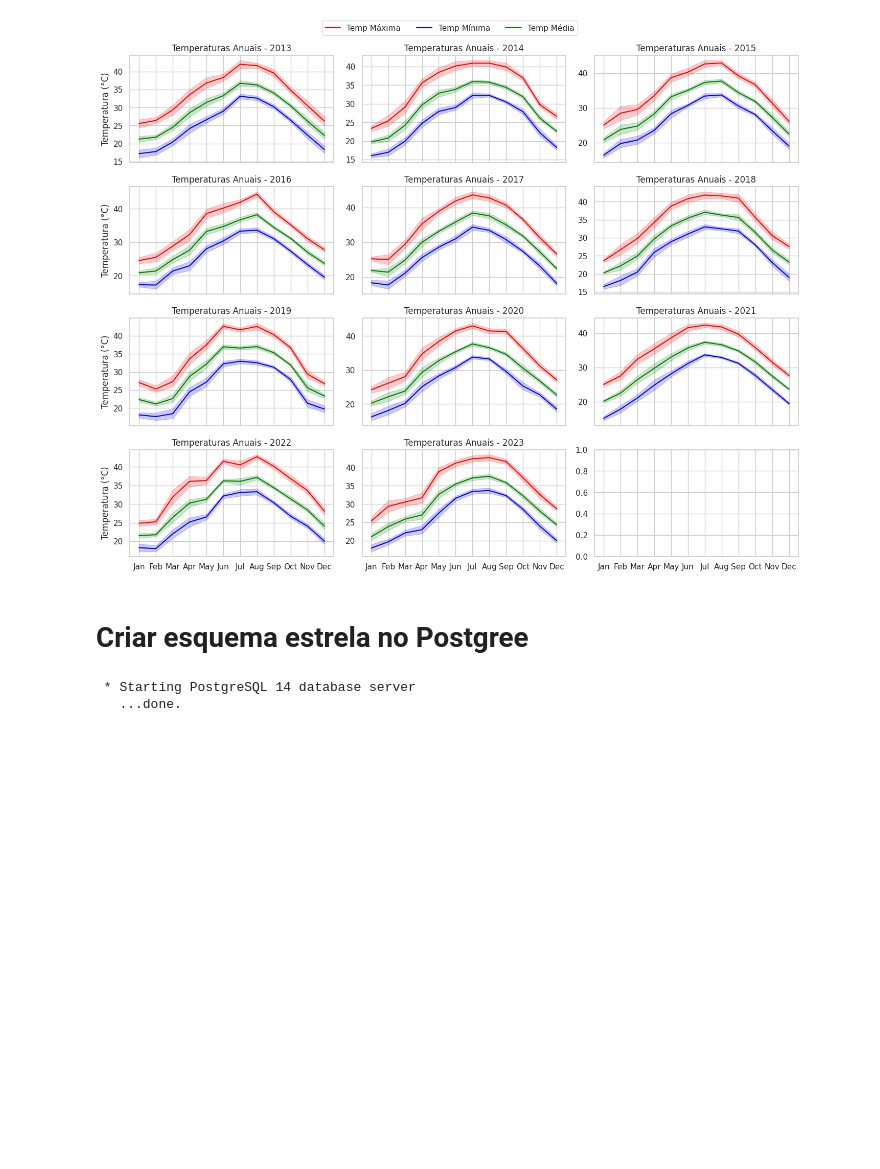
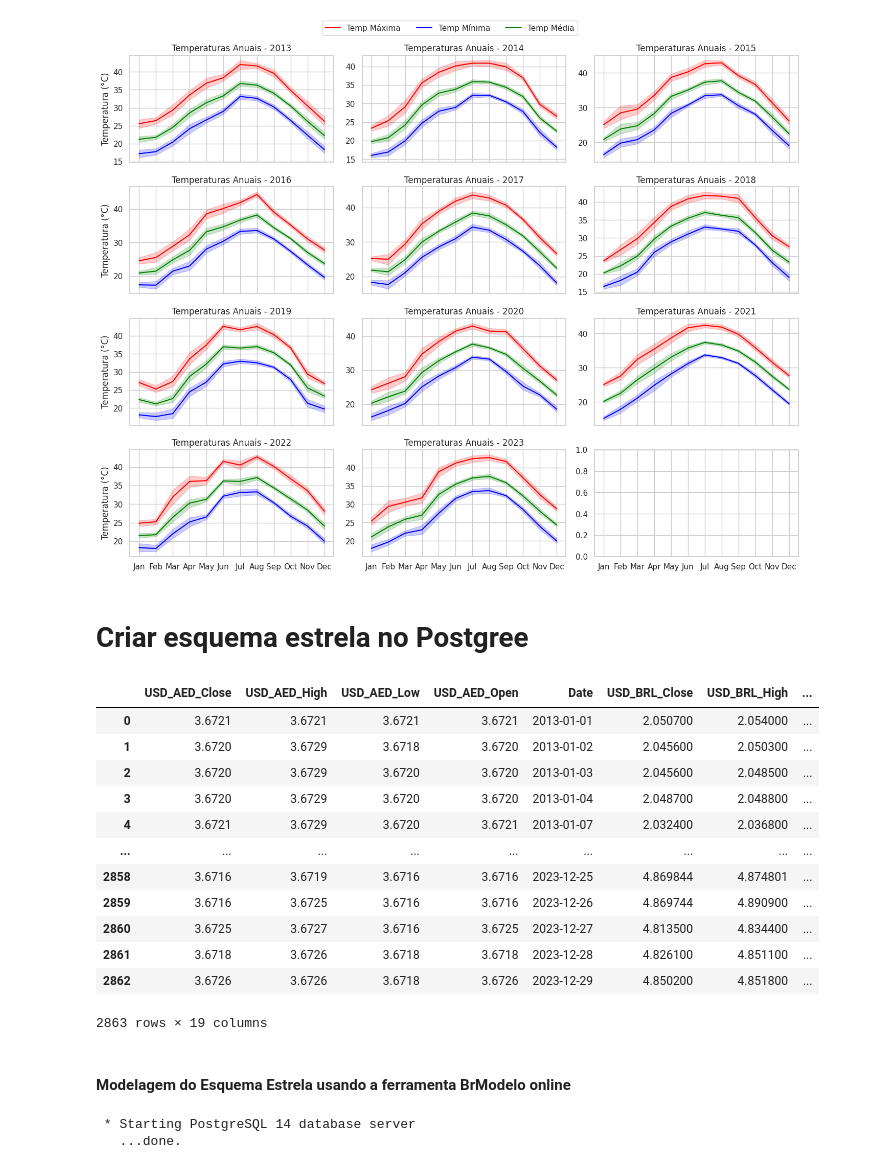
Before and after one commit to CarolBw/Projeto-MVP-Engenharia-de-Dados-PUC-RJ, a Jupyter notebook: Projeto_MVP_Engenharia_de_Dados.ipynb, the cells around one changed output. Drawn from its saved outputs; the diff is of its cells as text; code cells hidden in the pictures; blank space fills up the shorter version.

```diff
--- a/Projeto_MVP_Engenharia_de_Dados.ipynb
+++ b/Projeto_MVP_Engenharia_de_Dados.ipynb
@@ -880,6 +879,24 @@ visualizar_graficos_linha(df)
 [figure]
 # %% [markdown]
 # Criar esquema estrela no Postgree
+# %%
+df
+# %% [output]
+|  | USD_AED_Close | USD_AED_High | USD_AED_Low | USD_AED_Open | Date | USD_BRL_Close | USD_BRL_High | ... |
+| 0 | 3.6721 | 3.6721 | 3.6721 | 3.6721 | 2013-01-01 | 2.050700 | 2.054000 | ... |
+| 1 | 3.6720 | 3.6729 | 3.6718 | 3.6720 | 2013-01-02 | 2.045600 | 2.050300 | ... |
+| 2 | 3.6720 | 3.6729 | 3.6720 | 3.6720 | 2013-01-03 | 2.045600 | 2.048500 | ... |
+| 3 | 3.6720 | 3.6729 | 3.6720 | 3.6720 | 2013-01-04 | 2.048700 | 2.048800 | ... |
+| 4 | 3.6721 | 3.6729 | 3.6720 | 3.6721 | 2013-01-07 | 2.032400 | 2.036800 | ... |
+| ... | ... | ... | ... | ... | ... | ... | ... | ... |
+| 2858 | 3.6716 | 3.6719 | 3.6716 | 3.6716 | 2023-12-25 | 4.869844 | 4.874801 | ... |
+| 2859 | 3.6716 | 3.6725 | 3.6716 | 3.6716 | 2023-12-26 | 4.869744 | 4.890900 | ... |
+| 2860 | 3.6725 | 3.6727 | 3.6716 | 3.6725 | 2023-12-27 | 4.813500 | 4.834400 | ... |
+| 2861 | 3.6718 | 3.6726 | 3.6718 | 3.6718 | 2023-12-28 | 4.826100 | 4.851100 | ... |
+| 2862 | 3.6726 | 3.6726 | 3.6718 | 3.6726 | 2023-12-29 | 4.850200 | 4.851800 | ... |
+2863 rows × 19 columns
+# %% [markdown]
+#### Modelagem do Esquema Estrela usando a ferramenta BrModelo online
 # %%
 # Iniciar o PostgreSQL
 !service postgresql start
```
Also changed, not shown: parts of 20 cells of this notebook.
